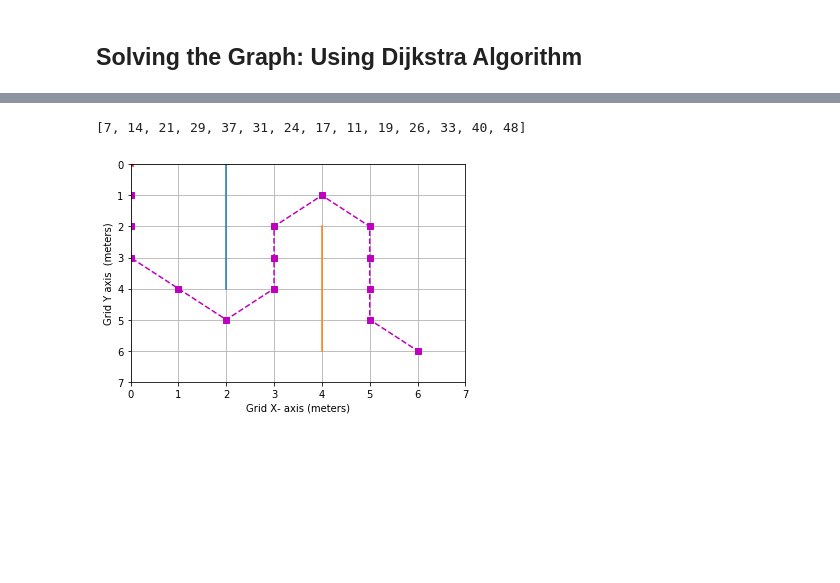
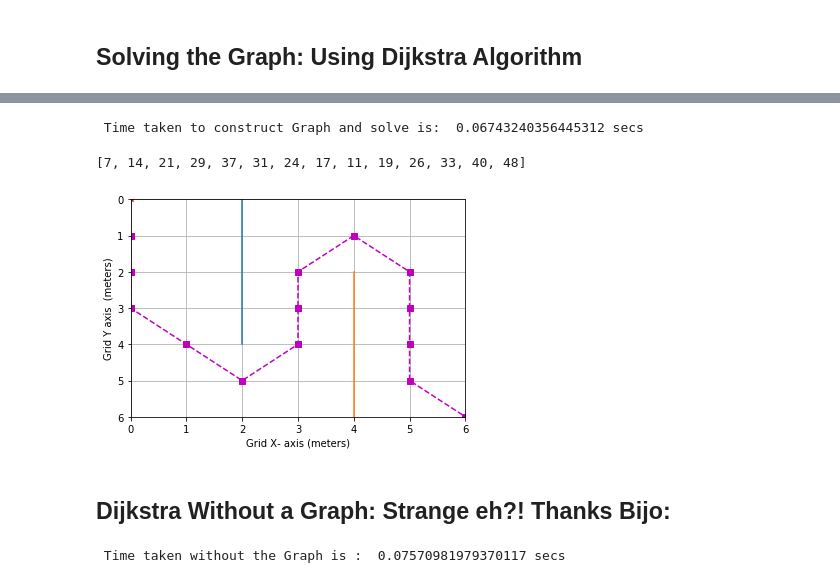
Before and after one commit to vTechSavyy/UAV_UGV_Perception_Planning, a Jupyter notebook: Planning/Main Notebook_Dijkstra on a Grid.ipynb, the cells around one changed output, grey strips where cells are left out. Saved outputs shown, nothing was run; the diff lists cells and outputs as text; code cells hidden in the pictures; blank space fills up the shorter version.

Commit message:
Added Dijkstra and A star with no Graph- Thanks Bijo for the insight

```diff
--- a/Planning/Main Notebook_Dijkstra on a Grid.ipynb
+++ b/Planning/Main Notebook_Dijkstra on a Grid.ipynb
@@ -689,7 +661,7 @@ from dHeap import dHeapNode
 def dijkstra_grid(Graph, startIdx, goalIdx):
 
     ## Steps:
-    # 0. Initialize a list for the closed List to be followed:
+    # 0. Initialize a list for the closed List:
     closed = []
 
     # 0.5: Initialize a boolean array to indicate which nodes have been visited:
@@ -770,15 +742,9 @@ def dijkstra_grid(Graph, startIdx, goalIdx):
     truePathIndices = pathIndices[::-1]
 
     # Print the path co-ordinates:
-    for idx in truePathIndices:
+#     for idx in truePathIndices:
 
-        print( X[idx], ",", Y[idx])
+#         print( X[idx], ",", Y[idx])
 
     # Return the shortest path:
     return truePathIndices
-
-
-## Test dijkstra:
-startIdx = 0
-goalIdx = 48
-truePathIndices = dijkstra_grid(TG,startIdx,goalIdx)
@@ -800,36 +751,68 @@ truePathIndices = dijkstra_grid(TG,startIdx,goalIdx)
+# %%
+### Code to Run:
+# 1. Construct the Graph for Dijkstra Algorithm:
+# 2. Solve the Graph for the shortest path:
+import time
+
+# --------- TIME THIS SECTION --------#
+start =time.time()
+
+## 1. Create the Graph Object and initialize it:
+
+numNodes = len(X)
+
+TG = Graph(mazeSegments, numNodes)
+
+TG.add_all_edges()
+
+## 2. Solve the graph:
+## Test dijkstra:
+startIdx = 0
+goalIdx = 48
+truePathIndices = dijkstra_grid(TG,startIdx,goalIdx)
+
+end = time.time()
+
+timeWithGraph = end - start
+
+print (" Time taken to construct Graph and solve is: " , timeWithGraph ,  "secs")
+# %% [output]
+ Time taken to construct Graph and solve is:  0.06743240356445312 secs
 # %%
 ### Code to plot everything:
 # 1. The grid:
 # 2. The maze segments (Black solid lines)
 # 3. The start (Red) and Goal (Green) nodes:
 # 3. The shortest path (Purple line with markers)
 
 from matplotlib import pyplot as plt
 
 # Start by plotting the maze segments:
 for mazeSeg in mazeSegments:
 
     plt.plot([mazeSeg[0][0], mazeSeg[1][0]], [mazeSeg[0][1] , mazeSeg[1][1]])
 
 
 # Plot the start and Goal nodes:
 plt.plot(X[startIdx], Y[startIdx], 'r*')
 plt.plot(X[goalIdx], Y[goalIdx], 'g*')
 
 # Plot the shortest path:
 plt.plot(X[truePathIndices], Y[truePathIndices], 'm--s')
 
 
 # Set xLimit and yLimit:
-plt.xlim(0, widthX +gridRes)
-plt.ylim(0, widthY +gridRes)
+plt.xlim(0, widthX )
+plt.ylim(0, widthY )
 plt.grid()
 plt.gca().invert_yaxis()
 
 plt.xlabel('Grid X- axis (meters)')
 plt.ylabel('Grid Y axis  (meters)')
 
 print(truePathIndices)
 # %% [output]
 [7, 14, 21, 29, 37, 31, 24, 17, 11, 19, 26, 33, 40, 48]
-[figure, old version]
+[figure, new version]
+# %% [markdown]
+## Dijkstra Without a Graph: Strange eh?! Thanks Bijo:
@@ -835,0 +935,17 @@ print(truePathIndices)
+# %%
+## Test dijkstra with out graph:
+
+start = time.time()
+numNodes = 49
+startIdx = 0
+goalIdx = 48
+noGraphPathIndices = dijkstra_no_graph(startIdx,goalIdx, numNodes)
+
+
+end = time.time()
+
+timeNoGraph = end - start
+
+print (" Time taken without the Graph is : " , timeNoGraph ,  "secs")
+# %% [output]
+ Time taken without the Graph is :  0.07570981979370117 secs
```
Also changed, not shown: parts of 8 cells of this notebook.
